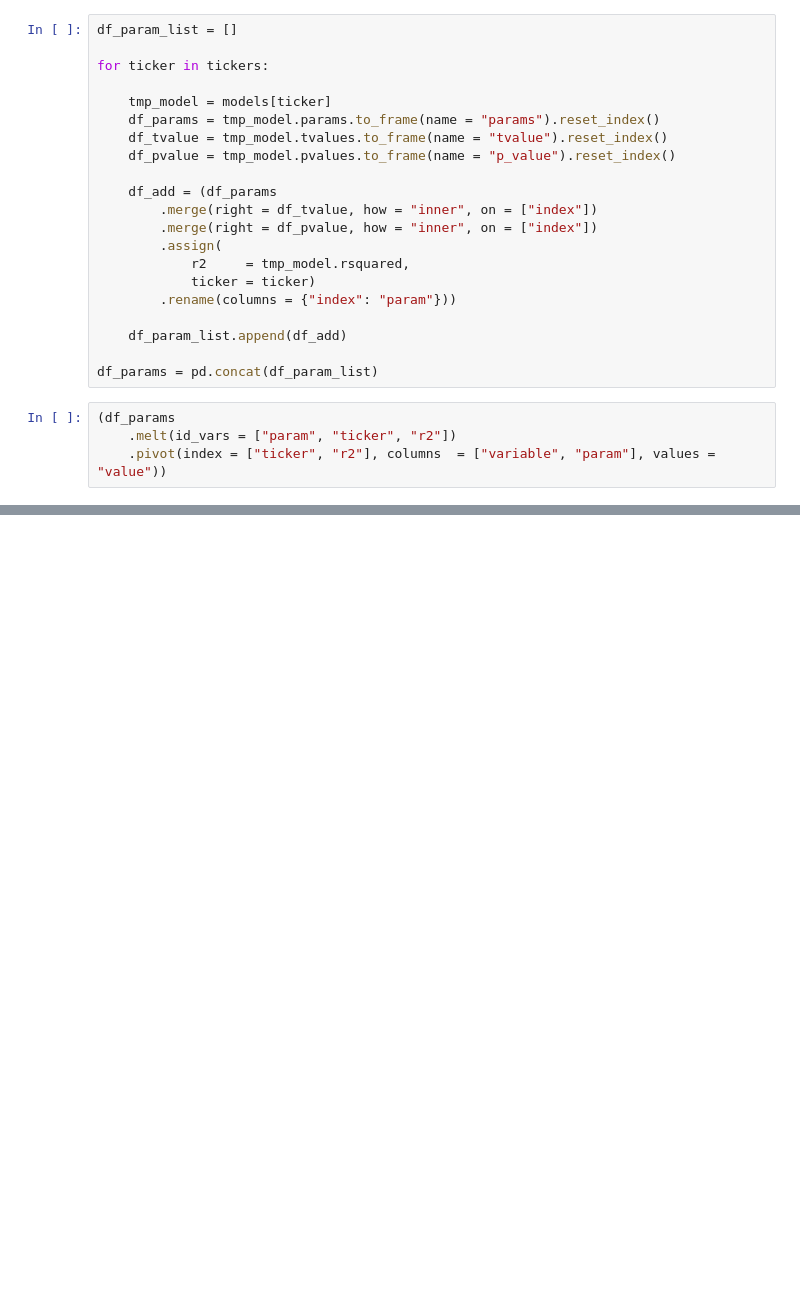
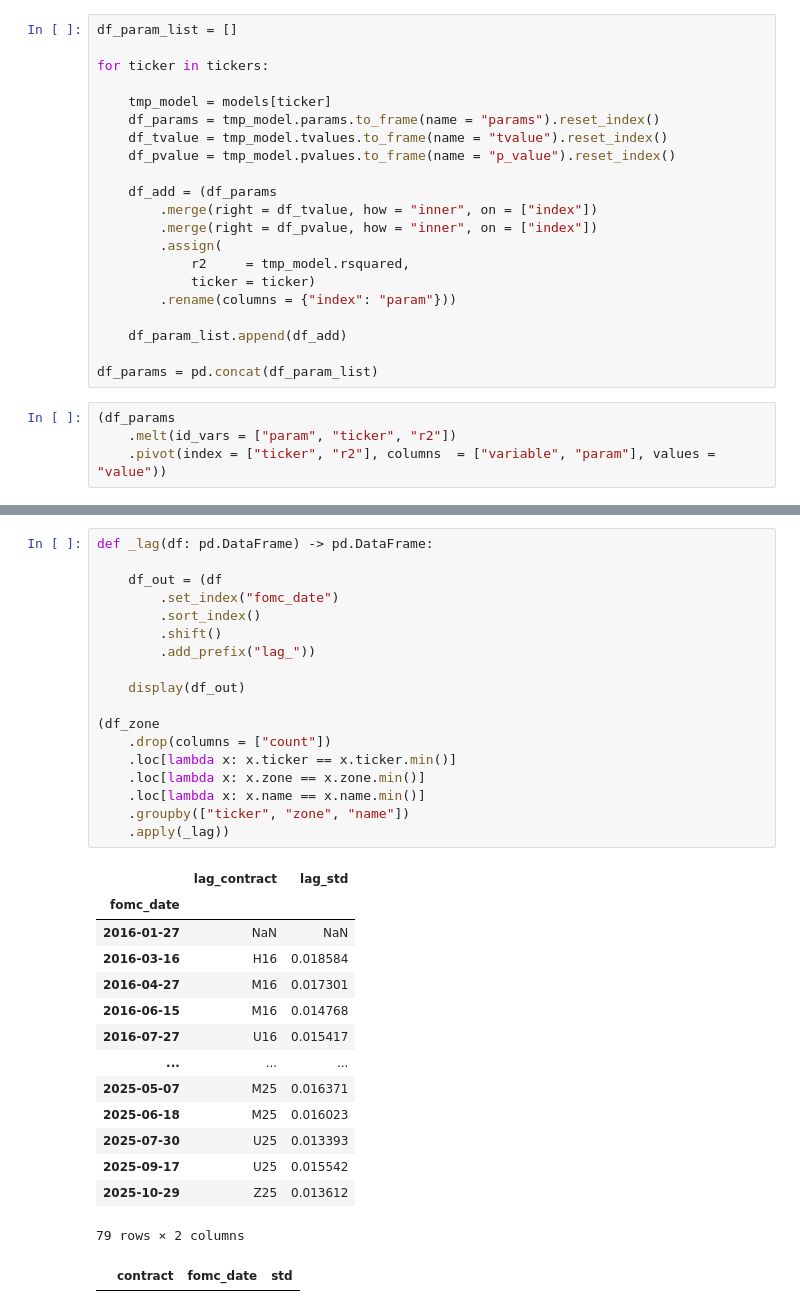
Before and after one commit to diegodalvarez/FOMCDrift, a Jupyter notebook: notebook/2GeneralBacktest.ipynb, the cells around one changed output, grey strips where cells are left out. Cells and saved outputs as stored; diff of their text form; blank space fills up the shorter version.

```diff
--- a/notebook/2GeneralBacktest.ipynb
+++ b/notebook/2GeneralBacktest.ipynb
@@ -186,0 +250,34 @@ df_params = pd.concat(df_param_list)
+# %%
+def _lag(df: pd.DataFrame) -> pd.DataFrame:
+
+    df_out = (df
+        .set_index("fomc_date")
+        .sort_index()
+        .shift()
+        .add_prefix("lag_"))
+
+    display(df_out)
+
+(df_zone
+    .drop(columns = ["count"])
+    .loc[lambda x: x.ticker == x.ticker.min()]
+    .loc[lambda x: x.zone == x.zone.min()]
+    .loc[lambda x: x.name == x.name.min()]
+    .groupby(["ticker", "zone", "name"])
+    .apply(_lag))
+# %% [output]
+|  | lag_contract | lag_std |
+| fomc_date |  |  |
+| 2016-01-27 | NaN | NaN |
+| 2016-03-16 | H16 | 0.018584 |
+| 2016-04-27 | M16 | 0.017301 |
+| 2016-06-15 | M16 | 0.014768 |
+| 2016-07-27 | U16 | 0.015417 |
+| ... | ... | ... |
+| 2025-05-07 | M25 | 0.016371 |
+| 2025-06-18 | M25 | 0.016023 |
+| 2025-07-30 | U25 | 0.013393 |
+| 2025-09-17 | U25 | 0.015542 |
+| 2025-10-29 | Z25 | 0.013612 |
+79 rows × 2 columns
+|  | contract | fomc_date | std |
```
Also changed, not shown: parts of 7 cells of this notebook, 1 other file.
